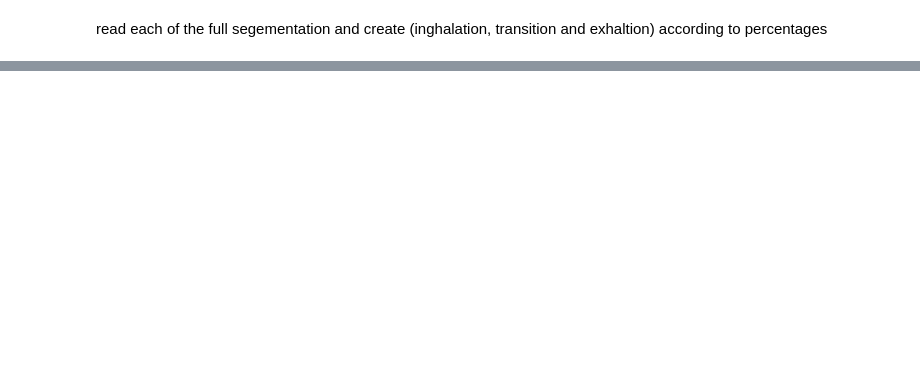
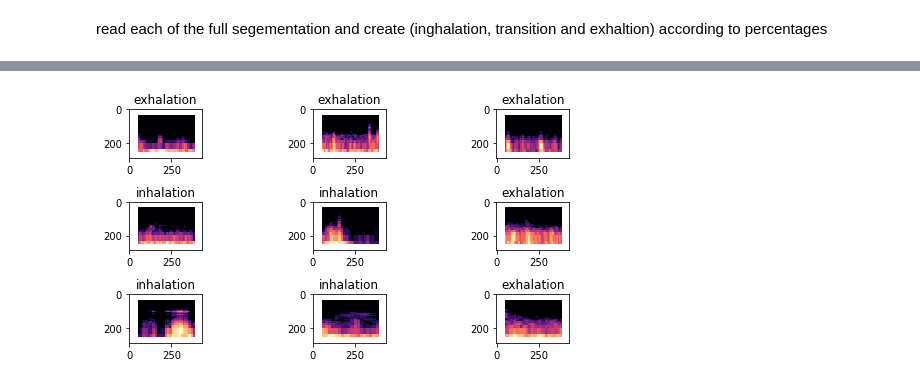
Before and after one commit to leowu4ever/Jupyter-Notebooks, a Jupyter notebook: experiments_breathing_signal.ipynb, the cells around one changed output, grey strips where cells are left out. Cells and saved outputs as stored; diff of their text form; code cells hidden in the pictures; blank space fills up the shorter version.

```diff
--- a/experiments_breathing_signal.ipynb
+++ b/experiments_breathing_signal.ipynb
@@ -1213 +1213,26 @@ path_gdrive_clinic_dataset_segmented_full = path_gdrive_clinic_dataset_segmented
+# %%
+import pandas as pd
+from IPython.display import clear_output
+from datetime import datetime
+
+path_gdrive_clinic_dataset = path_gdrive + 'clinic_dataset/'
+path_gdrive_clinic_dataset_originals = path_gdrive_clinic_dataset + 'originals/'
+path_gdrive_clinic_dataset_segmented = path_gdrive_clinic_dataset + 'segmented/'
+path_gdrive_clinic_dataset_segmented_full = path_gdrive_clinic_dataset_segmented + 'full/'
+
+perc_inhalation = 0.4
+perc_exhalation = 0.4
+
+inhalation_start = 0
+inhalation_end = perc_inhalation
+
+exhalation_start = (1 - perc_exhalation)
+exhalation_end = 1
+
+path_gdrive_clinic_dataset_segmented_inhalation = path_gdrive_clinic_dataset_segmented + str(perc_inhalation)+'_'+str(perc_exhalation)+'/' + 'inhalation/'
+path_gdrive_clinic_dataset_segmented_exhalation = path_gdrive_clinic_dataset_segmented + str(perc_inhalation)+'_'+str(perc_exhalation)+'/' + 'exhalation/'
+
+path_gdrive_clinic_dataset_spectrogramms = path_gdrive_clinic_dataset + 'spectrograms/'
+path_gdrive_clinic_dataset_spectrogramms_inhalation = path_gdrive_clinic_dataset_spectrogramms + 'inhalation/'
+path_gdrive_clinic_dataset_spectrogramms_exhalation = path_gdrive_clinic_dataset_spectrogramms + 'exhalation/'
 # %%
@@ -1348,0 +1389,7 @@ FileNotFoundError: ignored
+# %%
+random_seed = 3
+data = ImageList.from_folder(path_gdrive_clinic_dataset_spectrogramms).split_by_rand_pct(seed=random_seed).label_from_folder().databunch()
+data.show_batch(3, figsize=(8,4), hide_axis=False)
+learner = cnn_learner(data, models.resnet34, metrics=accuracy, callback_fns=ShowGraph)
+# %% [output]
+[figure, added]
```
Also changed, not shown: parts of 12 cells of this notebook.
